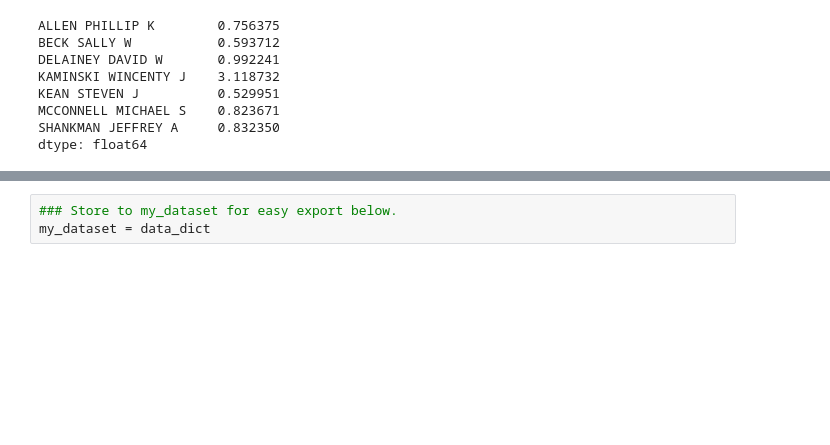
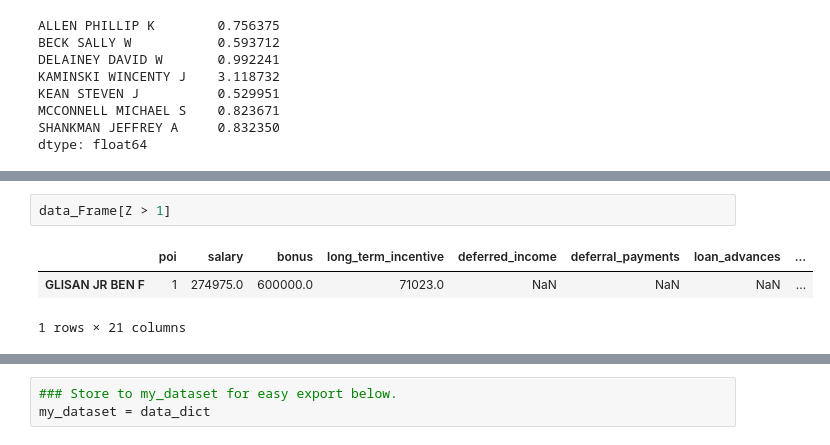
Before and after one commit to micos20/ENRON_fraud-detection, a Jupyter notebook: scripts/poi_id.ipynb, the cells around one changed output, grey strips where cells are left out. Saved outputs shown, nothing was run; the diff lists cells and outputs as text; blank space fills up the shorter version.

```diff
--- a/scripts/poi_id.ipynb
+++ b/scripts/poi_id.ipynb
@@ -608,0 +715,6 @@ dtype: float64
+# %%
+data_Frame[Z > 1]
+# %% [output]
+|  | poi | salary | bonus | long_term_incentive | deferred_income | deferral_payments | loan_advances | ... |
+| GLISAN JR BEN F | 1 | 274975.0 | 600000.0 | 71023.0 | NaN | NaN | NaN | ... |
+1 rows × 21 columns
```
Also changed, not shown: parts of 17 cells of this notebook, 1 other file.
